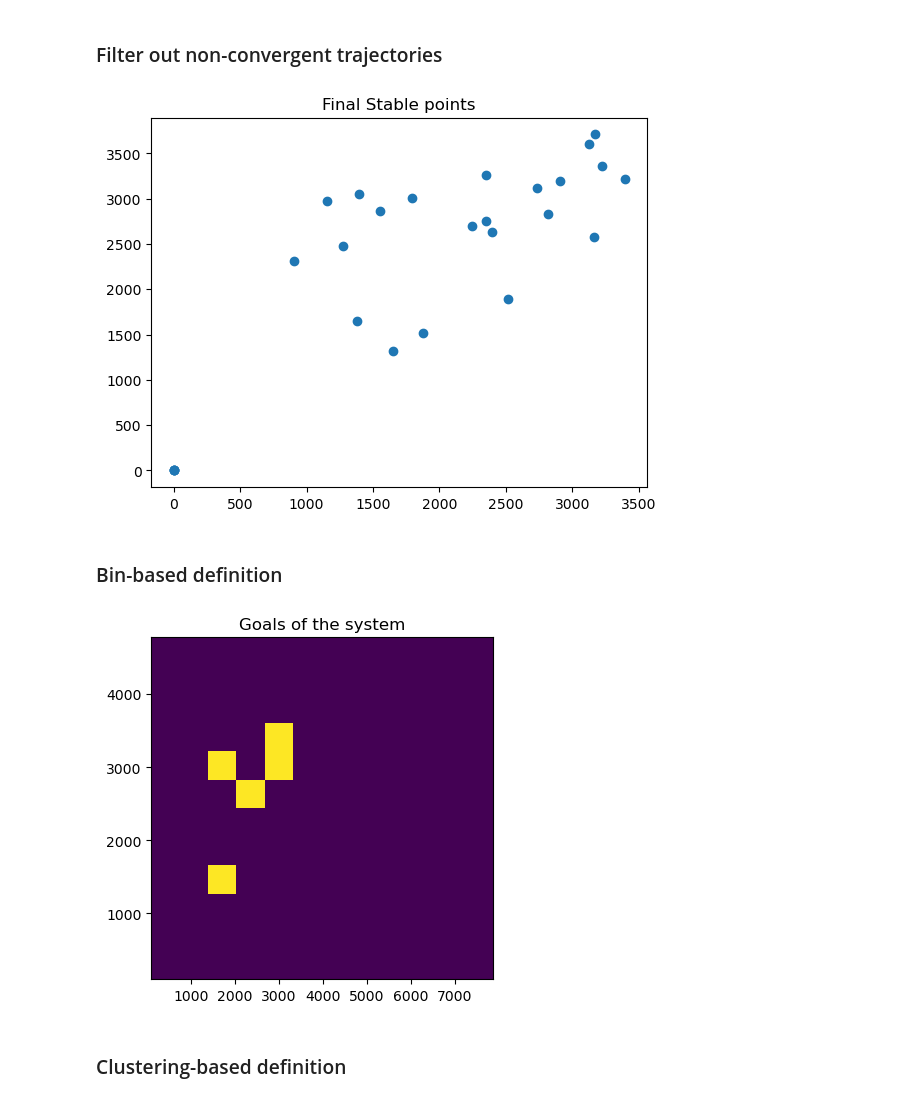
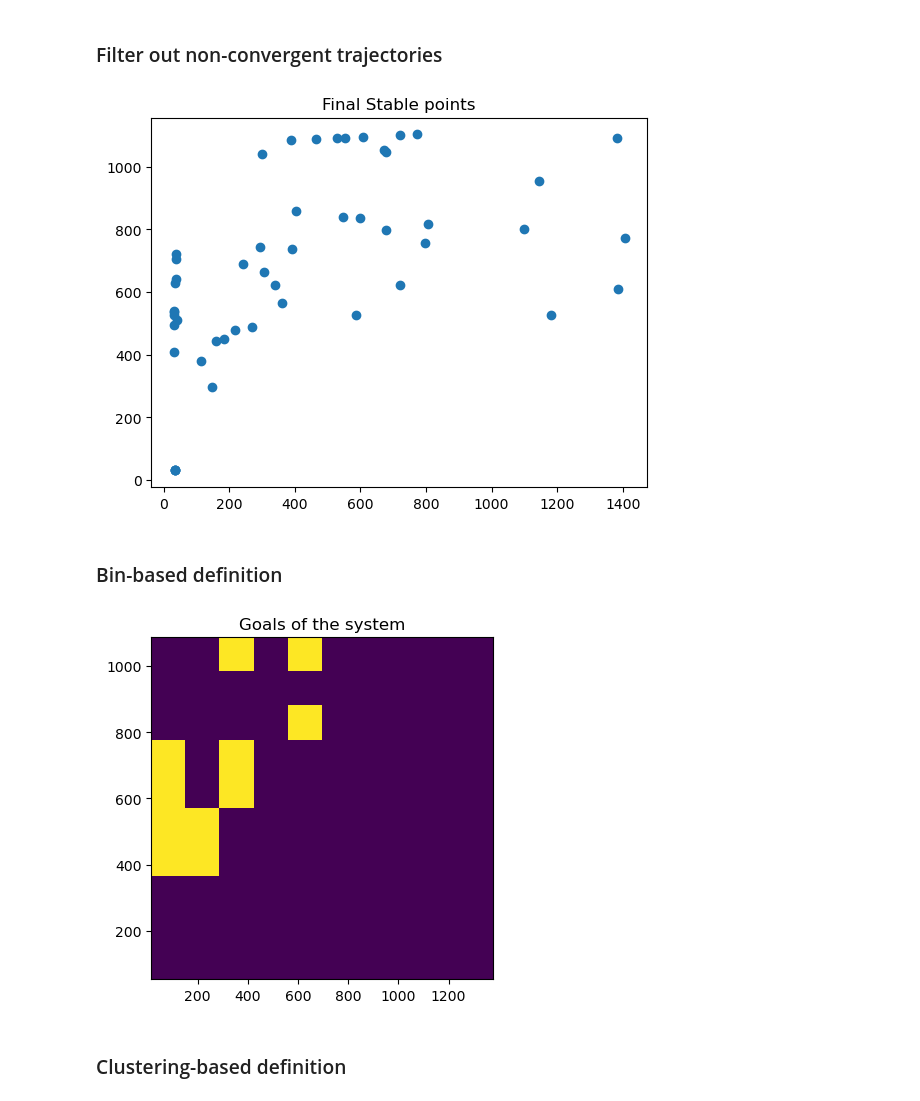
Before and after one commit to flowersteam/autodiscjax, a Jupyter notebook: examples/analyze_imgep_evaluation.ipynb, the cells around one changed output. Saved outputs shown, nothing was run; the diff lists cells and outputs as text; code cells hidden in the pictures.

```diff
--- a/examples/analyze_imgep_evaluation.ipynb
+++ b/examples/analyze_imgep_evaluation.ipynb
@@ -20,7 +20,7 @@ evaluation_history = DictTree.load(evaluation_history_filepath)
 # %% [markdown]
 ## Goals of the system
 # %%
-observed_node_ids = jnp.array([0,1])
+observed_node_ids = jnp.array([2,3])
 ymax = jnp.array([7866.401, 4771.8975, 1377.4222, 1086.2181])
 ymin = jnp.array([91.93025, 100.43926, 15.655377, 53.970665])
 # %% [markdown]
@@ -40,33 +40,33 @@ plt.scatter(
 plt.title("Final Stable points")
 plt.show()
 # %% [output]
-[figure, old version]
+[figure, new version]
 # %% [markdown]
 ### Bin-based definition
 # %%
 Hf, xedges, yedges = jnp.histogram2d(
     x=experiment_history.system_output_library.ys[has_converged_ids, observed_node_ids[0], -1],
     y=experiment_history.system_output_library.ys[has_converged_ids, observed_node_ids[1], -1],
-    bins=12,
+    bins=10,
     range=jnp.stack(
         [ymin[observed_node_ids], ymax[observed_node_ids]]
     ).transpose(),
 )
 Hf = Hf.transpose() > 1
 fig = plt.figure(figsize=(15, 15))
 ax = fig.add_subplot(131, title="Goals of the system")
 plt.imshow(
     Hf,
     interpolation="nearest",
     origin="lower",
     extent=[xedges[0], xedges[-1], yedges[0], yedges[-1]],
     aspect=(ymax[observed_node_ids[0]] - ymin[observed_node_ids[0]])
     / (ymax[observed_node_ids[1]] - ymin[observed_node_ids[1]]),
 )
 # plt.colorbar()
 plt.show()
 # %% [output]
-[figure, old version]
+[figure, new version]
 # %% [markdown]
 ### Clustering-based definition
 # %%
```
Also changed, not shown: parts of 2 cells of this notebook, 13 other files.
